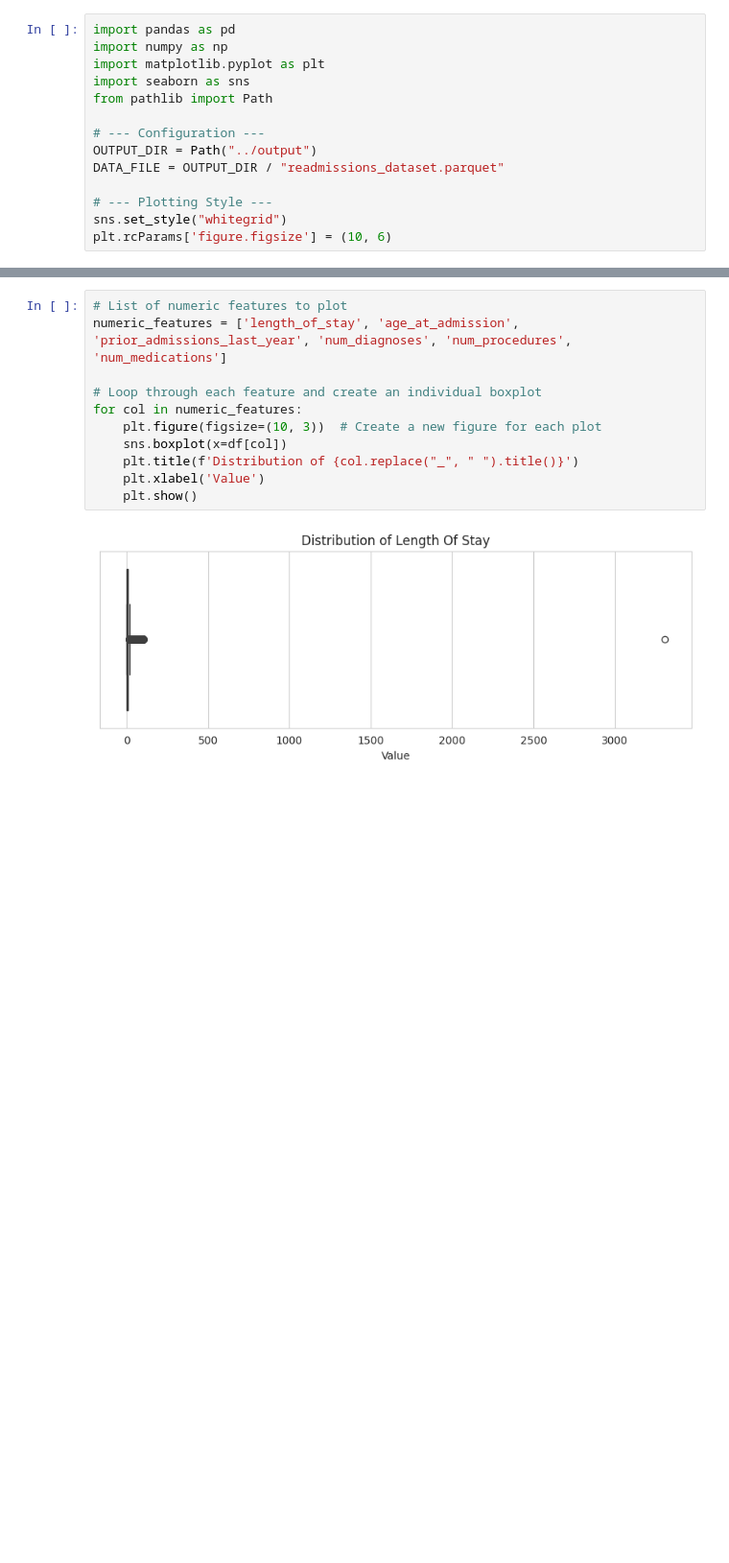
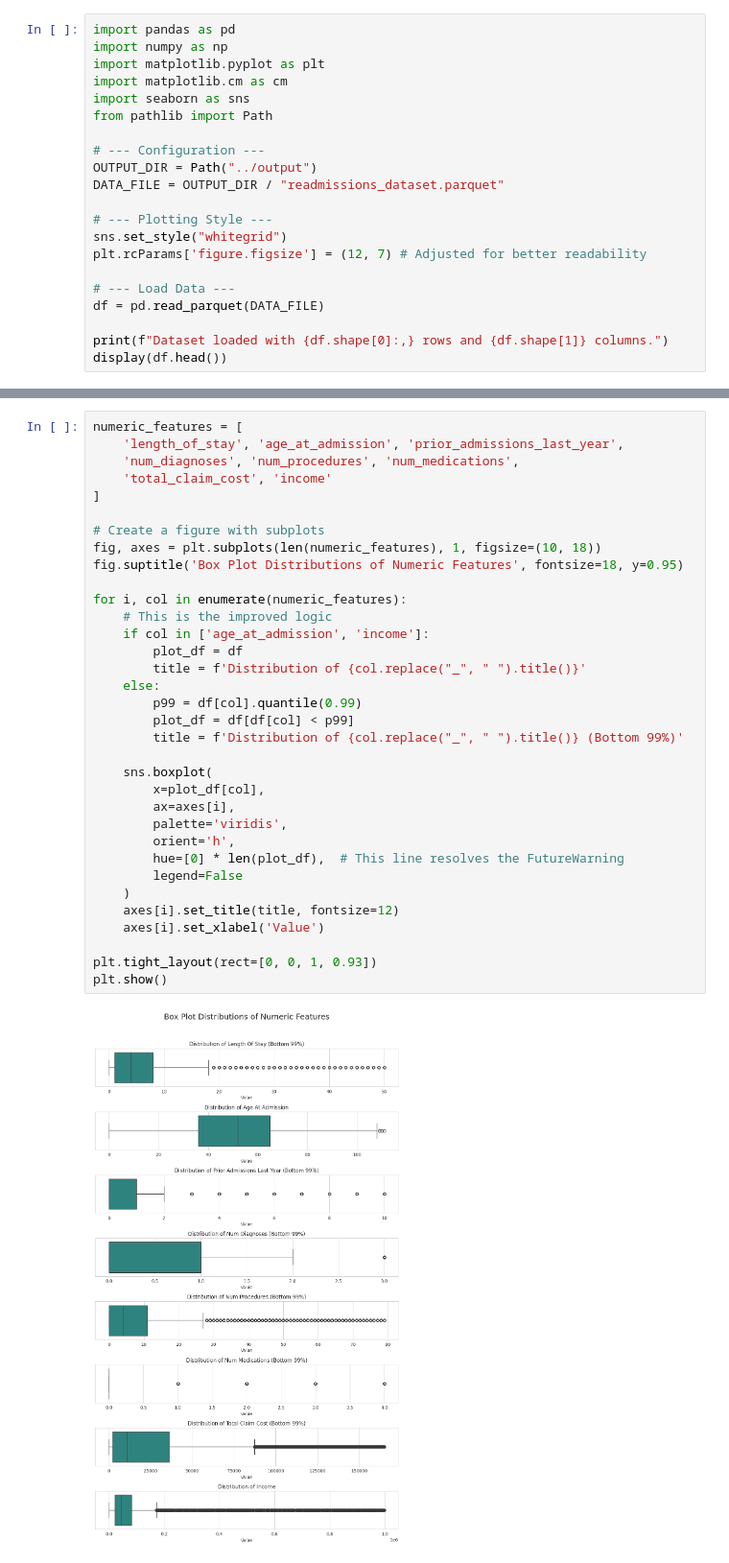
Before and after one commit to ca34525/TexasReadmissionRiskAPI, a Jupyter notebook: notebooks/4 EDA.ipynb, the cells around one changed output, grey strips where cells are left out. Shown at 96% size. Cells and saved outputs as stored; diff of their text form; blank space fills up the shorter version.

```diff
--- a/notebooks/4 EDA.ipynb
+++ b/notebooks/4 EDA.ipynb
@@ -6,6 +6,7 @@ Here, we'll import the necessary libraries and set up our file paths and plottin
 import pandas as pd
 import numpy as np
 import matplotlib.pyplot as plt
+import matplotlib.cm as cm
 import seaborn as sns
 from pathlib import Path
 
@@ -15,4 +16,10 @@ DATA_FILE = OUTPUT_DIR / "readmissions_dataset.parquet"
 
 # --- Plotting Style ---
 sns.set_style("whitegrid")
-plt.rcParams['figure.figsize'] = (10, 6)
+plt.rcParams['figure.figsize'] = (12, 7) # Adjusted for better readability
+
+# --- Load Data ---
+df = pd.read_parquet(DATA_FILE)
+
+print(f"Dataset loaded with {df.shape[0]:,} rows and {df.shape[1]} columns.")
+display(df.head())
@@ -102,13 +136,36 @@ Here, we'll look at the distributions of individual features to understand their
 # %%
-# List of numeric features to plot
-numeric_features = ['length_of_stay', 'age_at_admission', 'prior_admissions_last_year', 'num_diagnoses', 'num_procedures', 'num_medications']
+numeric_features = [
+    'length_of_stay', 'age_at_admission', 'prior_admissions_last_year',
+    'num_diagnoses', 'num_procedures', 'num_medications',
+    'total_claim_cost', 'income'
+]
 
-# Loop through each feature and create an individual boxplot
-for col in numeric_features:
-    plt.figure(figsize=(10, 3))  # Create a new figure for each plot
-    sns.boxplot(x=df[col])
-    plt.title(f'Distribution of {col.replace("_", " ").title()}')
-    plt.xlabel('Value')
-    plt.show()
+# Create a figure with subplots
+fig, axes = plt.subplots(len(numeric_features), 1, figsize=(10, 18))
+fig.suptitle('Box Plot Distributions of Numeric Features', fontsize=18, y=0.95)
+
+for i, col in enumerate(numeric_features):
+    # This is the improved logic
+    if col in ['age_at_admission', 'income']:
+        plot_df = df
+        title = f'Distribution of {col.replace("_", " ").title()}'
+    else:
+        p99 = df[col].quantile(0.99)
+        plot_df = df[df[col] < p99]
+        title = f'Distribution of {col.replace("_", " ").title()} (Bottom 99%)'
+
+    sns.boxplot(
+        x=plot_df[col],
+        ax=axes[i],
+        palette='viridis',
+        orient='h',
+        hue=[0] * len(plot_df),  # This line resolves the FutureWarning
+        legend=False
+    )
+    axes[i].set_title(title, fontsize=12)
+    axes[i].set_xlabel('Value')
+
+plt.tight_layout(rect=[0, 0, 1, 0.93])
+plt.show()
 # %% [output]
-[figure, old version]
+[figure, new version]
```
Also changed, not shown: parts of 21 cells of this notebook.
